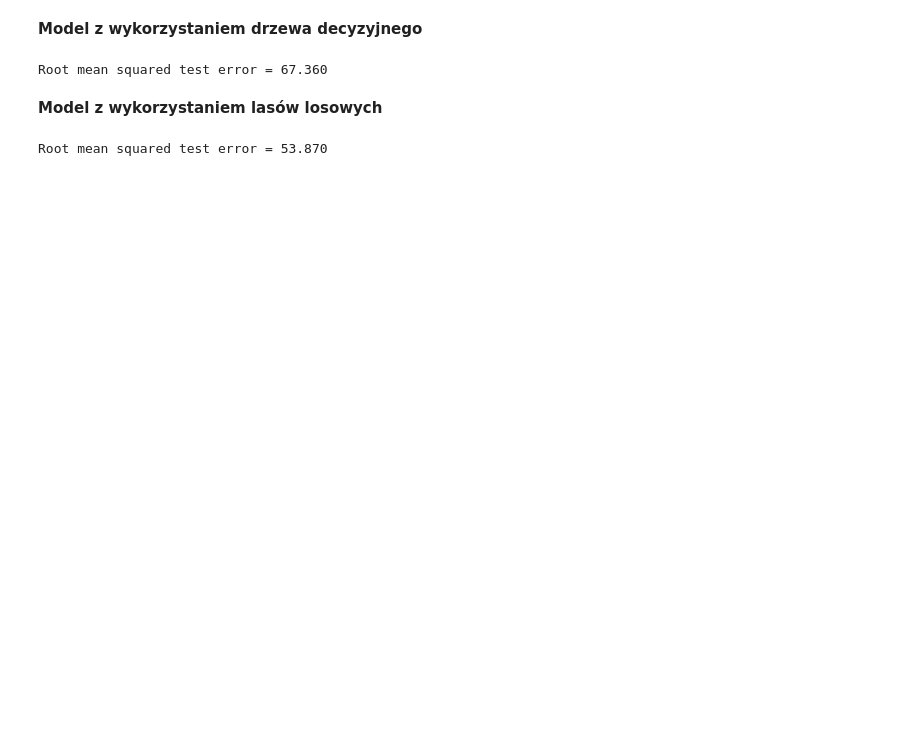
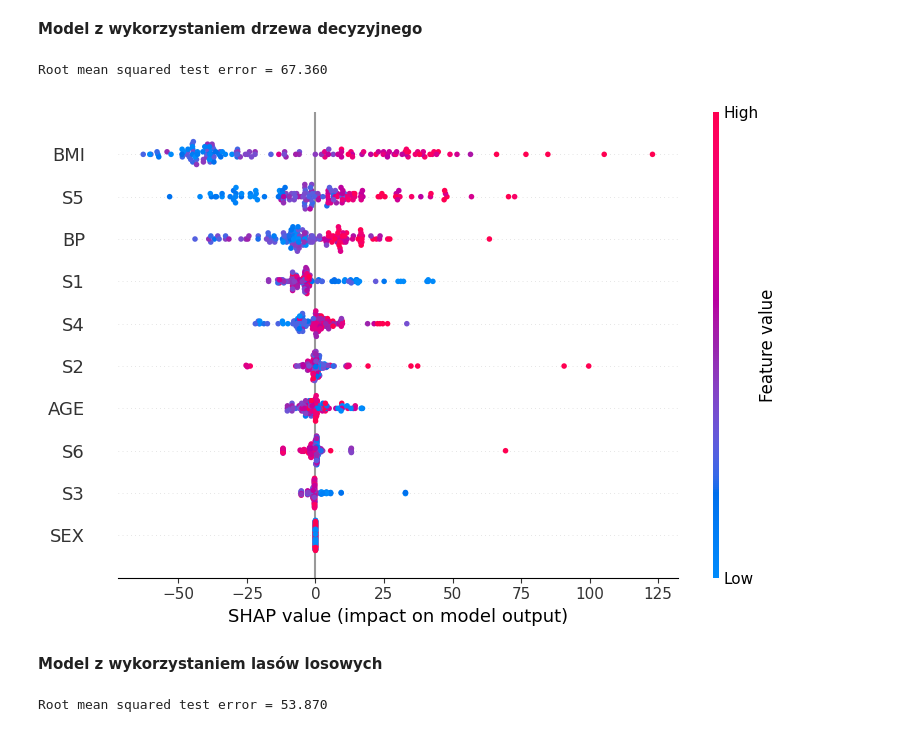
Before and after one commit to MattyMroz/ML, a Jupyter notebook: Lab2/Interpretacja modeli.ipynb, the cells around one changed output. Cells and saved outputs as stored; diff of their text form; code cells hidden in the pictures; blank space fills up the shorter version.

```diff
--- a/Lab2/Interpretacja modeli.ipynb
+++ b/Lab2/Interpretacja modeli.ipynb
@@ -983,6 +997,13 @@ dtree.fit(X_train, y_train)
 print_rmse(dtree.predict)
 # %% [output]
 Root mean squared test error = 67.360
+# %%
+# Drzewo decyzyjne - TreeExplainer
+explainer_tree = shap.TreeExplainer(dtree)
+shap_values_tree = explainer_tree.shap_values(X_test)
+shap.summary_plot(shap_values_tree, X_test, title="Drzewo decyzyjne - SHAP")
+# %% [output]
+[figure, added]
 # %% [markdown]
 **Model z wykorzystaniem lasów losowych**
 # %%
```
Also changed, not shown: parts of 17 cells of this notebook, 2 other files.
